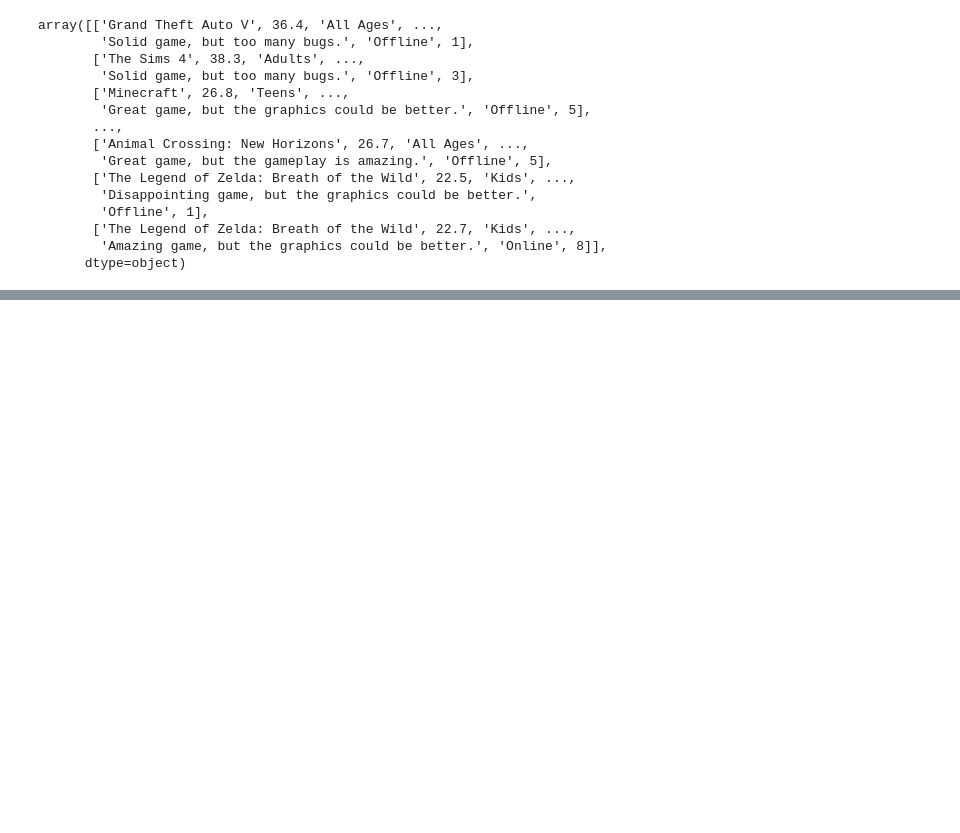
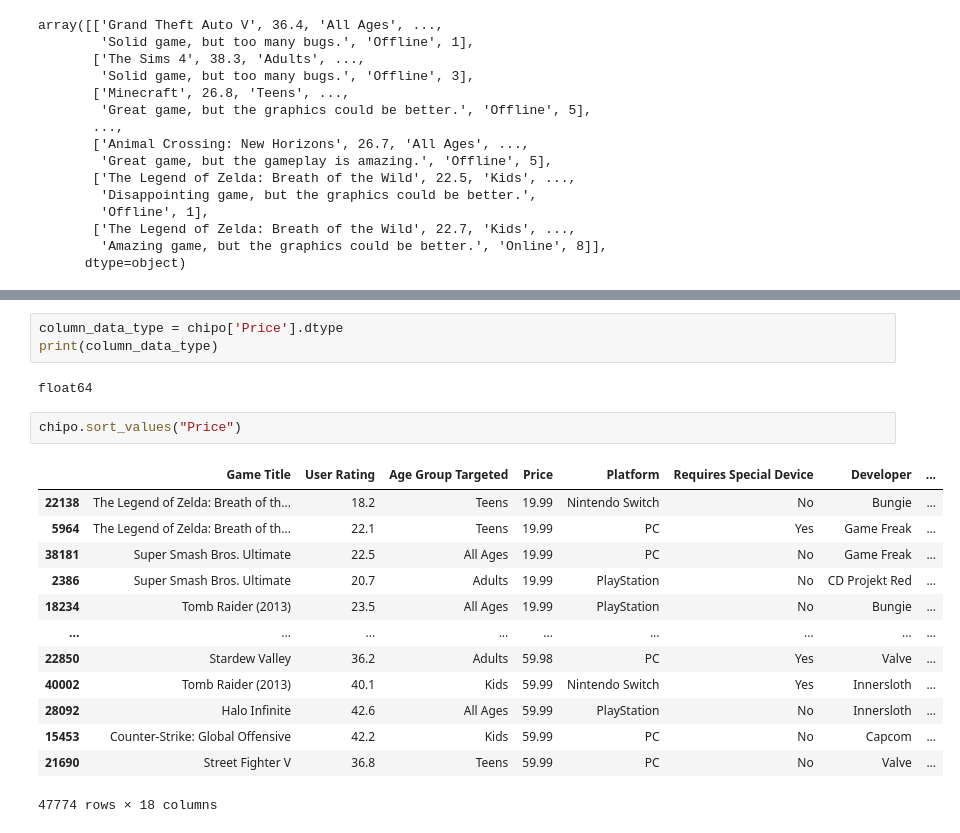
Before and after one commit to Elias-Liljefors/Analysoinnin_perusteet, a Jupyter notebook: excersize_5_pandas.ipynb, the cells around one changed output, grey strips where cells are left out. Saved outputs shown, nothing was run; the diff lists cells and outputs as text; blank space fills up the shorter version.

```diff
--- a/excersize_5_pandas.ipynb
+++ b/excersize_5_pandas.ipynb
@@ -84,0 +110,21 @@ array([['Grand Theft Auto V', 36.4, 'All Ages', ...,
+# %%
+column_data_type = chipo['Price'].dtype
+print(column_data_type)
+# %% [output]
+float64
+# %%
+chipo.sort_values("Price")
+# %% [output]
+|  | Game Title | User Rating | Age Group Targeted | Price | Platform | Requires Special Device | Developer | ... |
+| 22138 | The Legend of Zelda: Breath of th... | 18.2 | Teens | 19.99 | Nintendo Switch | No | Bungie | ... |
+| 5964 | The Legend of Zelda: Breath of th... | 22.1 | Teens | 19.99 | PC | Yes | Game Freak | ... |
+| 38181 | Super Smash Bros. Ultimate | 22.5 | All Ages | 19.99 | PC | No | Game Freak | ... |
+| 2386 | Super Smash Bros. Ultimate | 20.7 | Adults | 19.99 | PlayStation | No | CD Projekt Red | ... |
+| 18234 | Tomb Raider (2013) | 23.5 | All Ages | 19.99 | PlayStation | No | Bungie | ... |
+| ... | ... | ... | ... | ... | ... | ... | ... | ... |
+| 22850 | Stardew Valley | 36.2 | Adults | 59.98 | PC | Yes | Valve | ... |
+| 40002 | Tomb Raider (2013) | 40.1 | Kids | 59.99 | Nintendo Switch | Yes | Innersloth | ... |
+| 28092 | Halo Infinite | 42.6 | All Ages | 59.99 | PlayStation | No | Innersloth | ... |
+| 15453 | Counter-Strike: Global Offensive | 42.2 | Kids | 59.99 | PC | No | Capcom | ... |
+| 21690 | Street Fighter V | 36.8 | Teens | 59.99 | PC | No | Valve | ... |
+47774 rows × 18 columns
```
Also changed, not shown: parts of 14 cells of this notebook.
